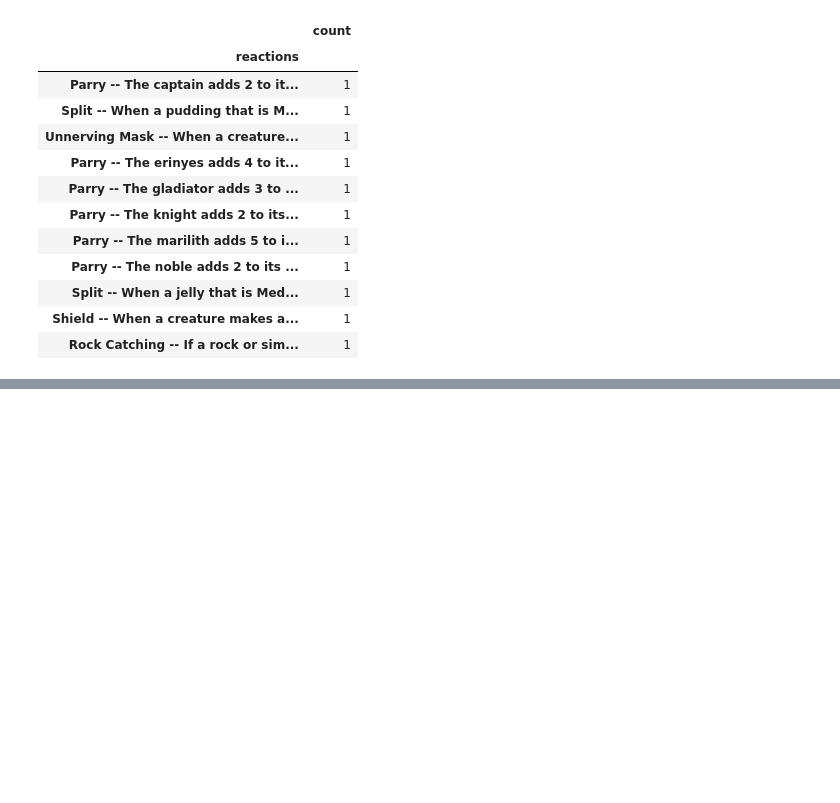
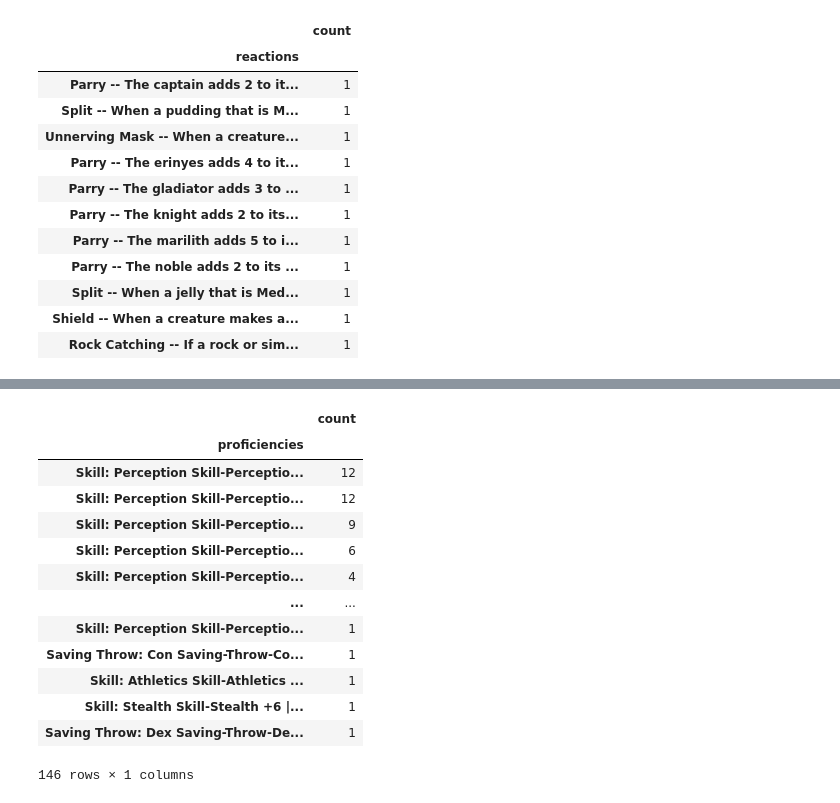
Before and after one commit to laureng97/Project-4--DND-Challenge-Ratings, a Jupyter notebook: ExtraCleaning [DEFUNCT].ipynb, the cells around one changed output, grey strips where cells are left out. Saved outputs shown, nothing was run; the diff lists cells and outputs as text; code cells hidden in the pictures; blank space fills up the shorter version.

```diff
--- a/ExtraCleaning [DEFUNCT].ipynb
+++ b/ExtraCleaning [DEFUNCT].ipynb
@@ -201,0 +221,30 @@ data
+# %%
+df["proficiencies"] = df["proficiencies"].str.replace("[", '')
+df["proficiencies"] = df["proficiencies"].str.replace("]", '')
+df["proficiencies"] = df["proficiencies"].str.replace("{", '')
+df["proficiencies"] = df["proficiencies"].str.replace("}", '')
+df["proficiencies"] = df["proficiencies"].str.replace("',", ' ')
+df["proficiencies"] = df["proficiencies"].str.replace("'", ' ')
+df["proficiencies"] = df["proficiencies"].str.replace(",", ' |')
+df["proficiencies"] = df["proficiencies"].str.title()
+df["proficiencies"] = df["proficiencies"].str.replace("Url :", '')
+df["proficiencies"] = df["proficiencies"].str.replace("Name : ", '')
+df["proficiencies"] = df["proficiencies"].str.replace("Value : ", '+')
+df["proficiencies"] = df["proficiencies"].str.replace("/Api/Proficiencies/", '')
+data = pd.DataFrame(df["proficiencies"].value_counts())
+data
+# %% [output]
+|  | count |
+| proficiencies |  |
+| Skill: Perception Skill-Perceptio... | 12 |
+| Skill: Perception Skill-Perceptio... | 12 |
+| Skill: Perception Skill-Perceptio... | 9 |
+| Skill: Perception Skill-Perceptio... | 6 |
+| Skill: Perception Skill-Perceptio... | 4 |
+| ... | ... |
+| Skill: Perception Skill-Perceptio... | 1 |
+| Saving Throw: Con Saving-Throw-Co... | 1 |
+| Skill: Athletics Skill-Athletics ... | 1 |
+| Skill: Stealth Skill-Stealth +6 |... | 1 |
+| Saving Throw: Dex Saving-Throw-De... | 1 |
+146 rows × 1 columns
```
Also changed, not shown: parts of 1 cell of this notebook, 1 other file.
